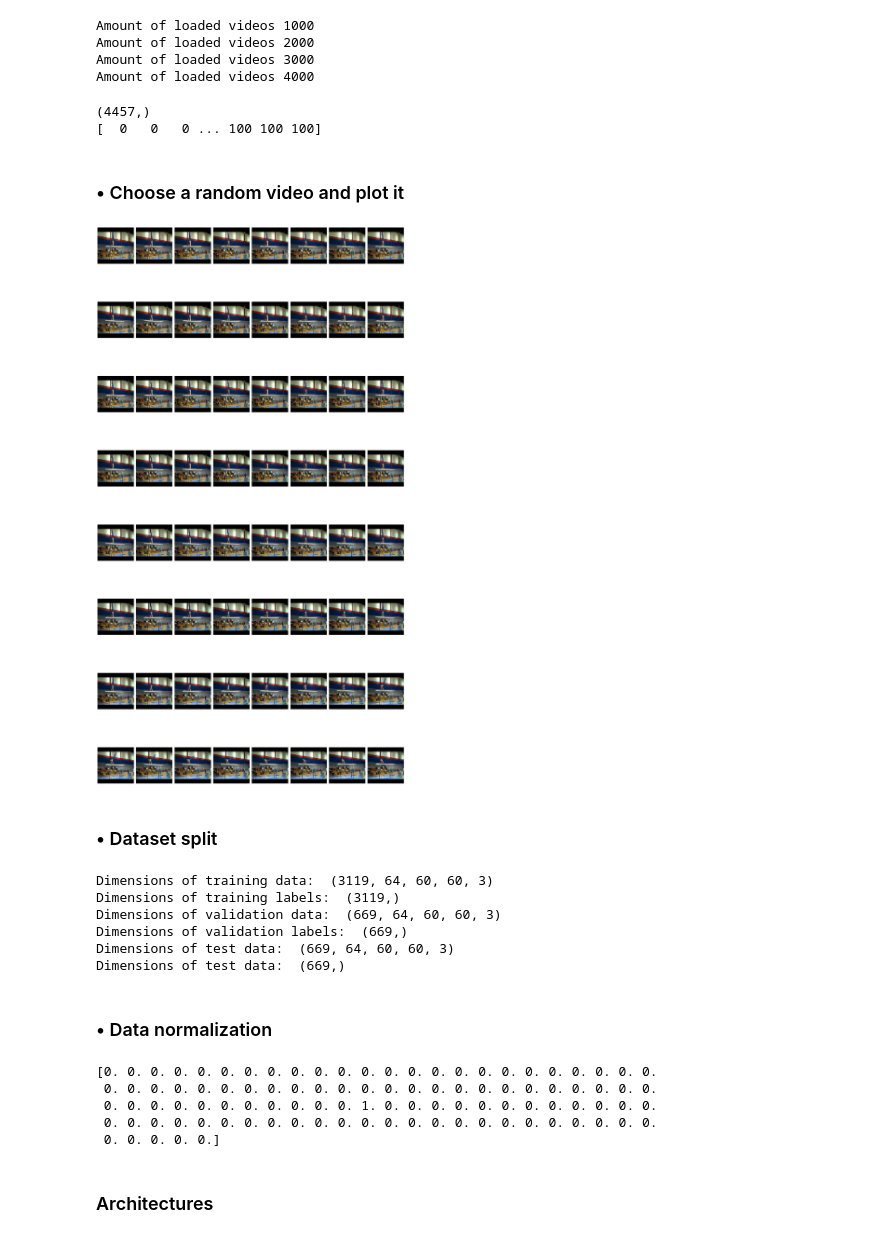
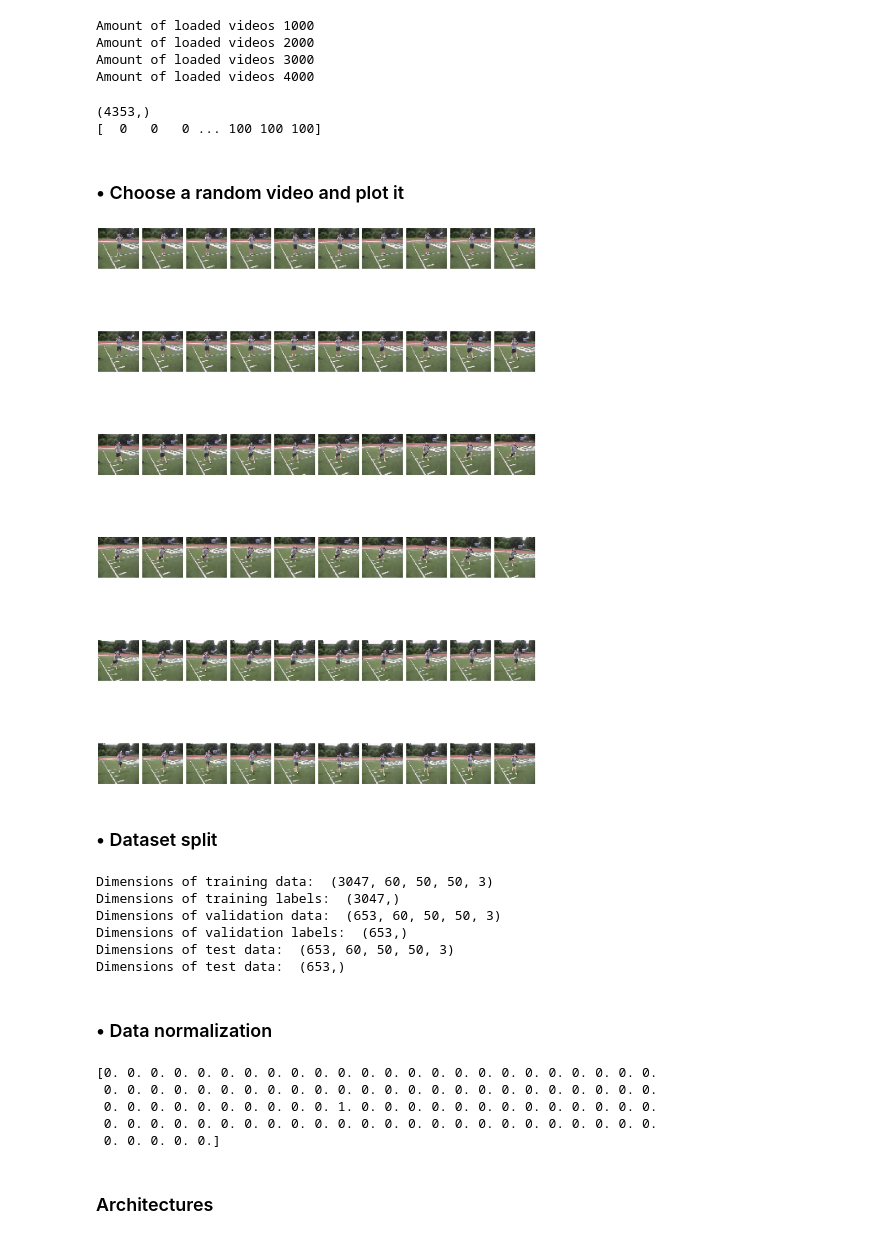
Before and after one commit to AndreyArguedas/DeepLearningProject, a Jupyter notebook: DeepLearningVideoNumpy.ipynb, the cells around one changed output. Drawn from its saved outputs; the diff is of its cells as text; code cells hidden in the pictures.

Commit message:
Clasificador funcionando para videos cortos

```diff
--- a/DeepLearningVideoNumpy.ipynb
+++ b/DeepLearningVideoNumpy.ipynb
@@ -61,9 +61,10 @@ checkpoint_filename = 'detection_model{epoch:02d}.h5'
 checkpoint_filename_load = 'detection_model05.h5'
 
 # Specify frame size (width, height) for resizing
-frame_size = (60, 60)
-frames_per_video = 64
+frame_size = (50, 50)
+frames_per_video = 60
 batch_size = 16
+epochs = 15
 # %% [markdown]
 ### • Functions to show video frames
 # %%
@@ -204,15 +160,15 @@ Amount of loaded videos 4000
 print(labels.shape)
 print(labels)
 # %% [output]
-(4457,)
+(4353,)
 [  0   0   0 ... 100 100 100]
 # %% [markdown]
 ### • Choose a random video and plot it
 # %%
 randomIndex = random.randint(0, dataset.shape[0])
-visualize_video(dataset[randomIndex], num_frames=frames_per_video, num_rows=8)  # Display 64 frames
+visualize_video(dataset[randomIndex], num_frames=frames_per_video, num_rows=6)  # Display 64 frames
 # %% [output]
-[figure, old version]
+[figure, new version]
 # %% [markdown]
 ### • Dataset split
 # %%
@@ -232,12 +188,12 @@ print("Dimensions of validation labels: ", y_val.shape)
 print("Dimensions of test data: ", X_test.shape)
 print("Dimensions of test data: ", y_test.shape)
 # %% [output]
-Dimensions of training data:  (3119, 64, 60, 60, 3)
-Dimensions of training labels:  (3119,)
-Dimensions of validation data:  (669, 64, 60, 60, 3)
-Dimensions of validation labels:  (669,)
-Dimensions of test data:  (669, 64, 60, 60, 3)
-Dimensions of test data:  (669,)
+Dimensions of training data:  (3047, 60, 50, 50, 3)
+Dimensions of training labels:  (3047,)
+Dimensions of validation data:  (653, 60, 50, 50, 3)
+Dimensions of validation labels:  (653,)
+Dimensions of test data:  (653, 60, 50, 50, 3)
+Dimensions of test data:  (653,)
 # %% [markdown]
 ### • Data normalization
 # %%
@@ -260,7 +216,7 @@ print(y_train[0])
 # %% [output]
 [0. 0. 0. 0. 0. 0. 0. 0. 0. 0. 0. 0. 0. 0. 0. 0. 0. 0. 0. 0. 0. 0. 0. 0.
  0. 0. 0. 0. 0. 0. 0. 0. 0. 0. 0. 0. 0. 0. 0. 0. 0. 0. 0. 0. 0. 0. 0. 0.
- 0. 0. 0. 0. 0. 0. 0. 0. 0. 0. 0. 1. 0. 0. 0. 0. 0. 0. 0. 0. 0. 0. 0. 0.
+ 0. 0. 0. 0. 0. 0. 0. 0. 0. 0. 1. 0. 0. 0. 0. 0. 0. 0. 0. 0. 0. 0. 0. 0.
  0. 0. 0. 0. 0. 0. 0. 0. 0. 0. 0. 0. 0. 0. 0. 0. 0. 0. 0. 0. 0. 0. 0. 0.
  0. 0. 0. 0. 0.]
 # %% [markdown]
```
Also changed, not shown: parts of 9 cells of this notebook.
